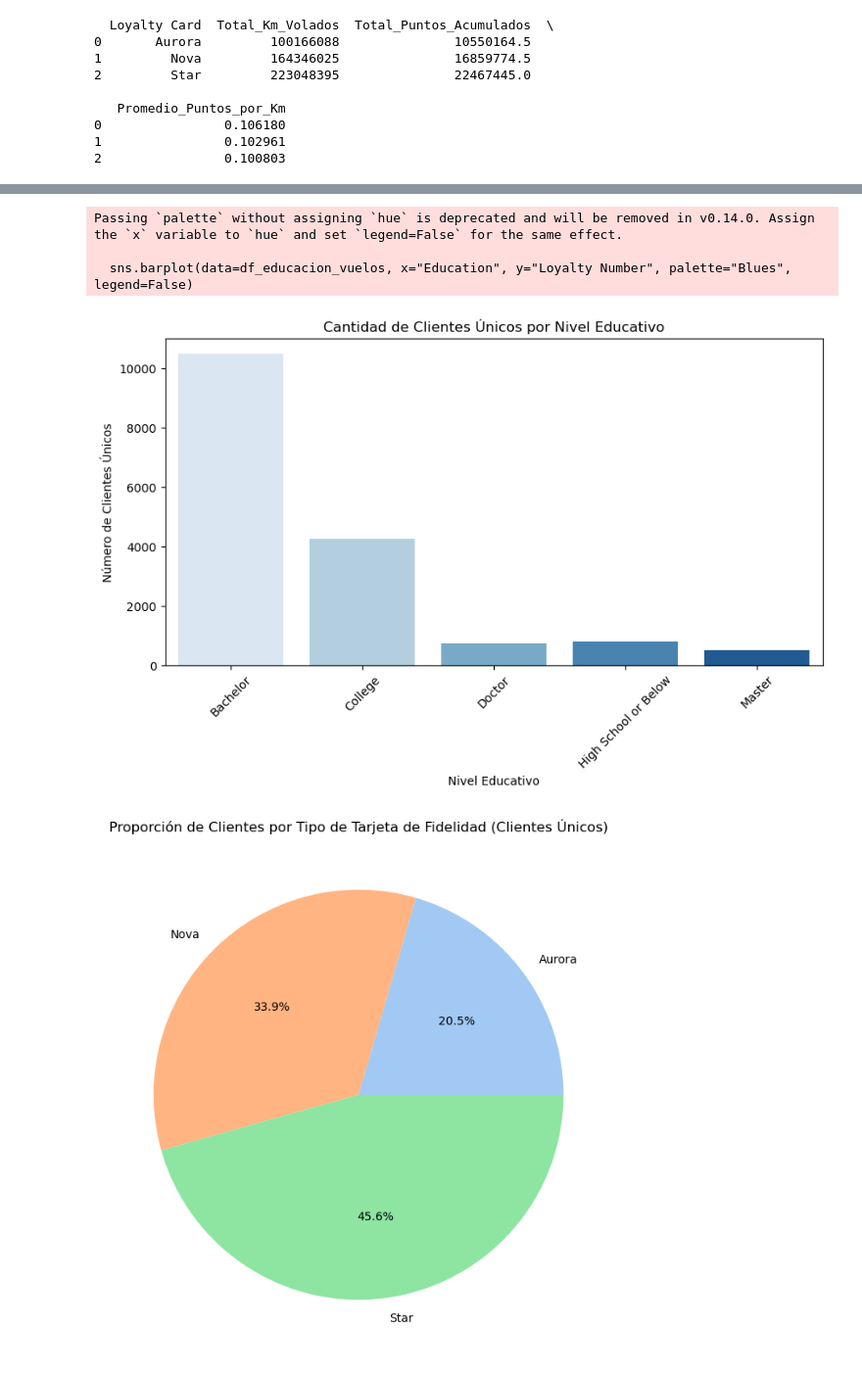
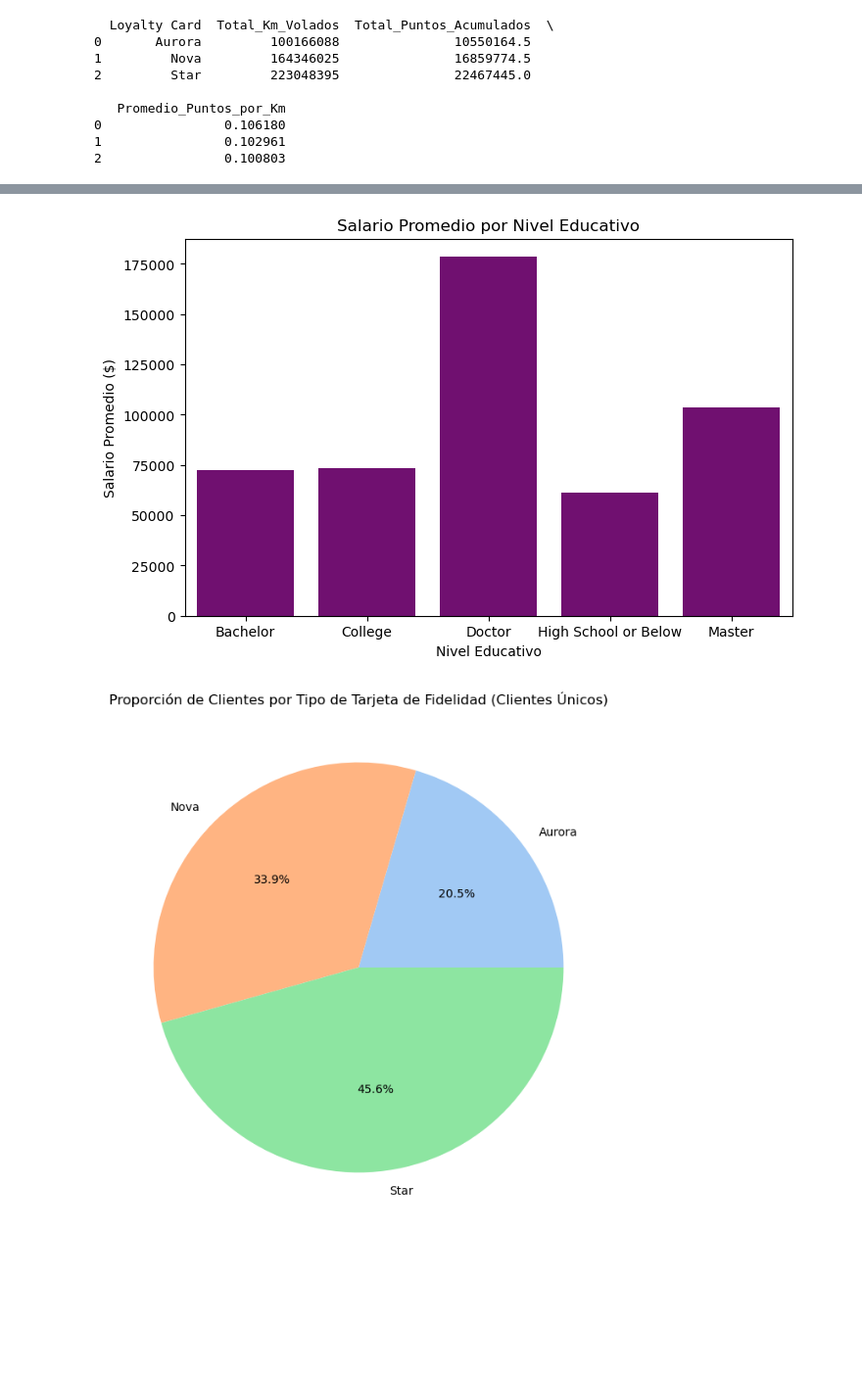
Before and after one commit to Adalab/bda-modulo-3-evaluacion-final-fatimagonzalezya, a Jupyter notebook: evaluacion-final-fatimagonzalezya.ipynb, the cells around one changed output, grey strips where cells are left out. Shown: that part at 98% size. Saved outputs shown, nothing was run; the diff lists cells and outputs as text; code cells hidden in the pictures; blank space fills up the shorter version.

```diff
--- a/evaluacion-final-fatimagonzalezya.ipynb
+++ b/evaluacion-final-fatimagonzalezya.ipynb
@@ -618,26 +621,22 @@ plt.show()
 # %%
 #  4. ¿Cómo se compara el salario promedio entre los diferentes niveles educativos de los clientes?
-# %%
-# Agrupamos valores único de loyalty number para no alterar resultados.
-
-df_educacion_vuelos = df_unido.groupby("Education")["Loyalty Number"].nunique().reset_index()
-
-plt.figure(figsize=(10, 5))
-sns.barplot(data=df_educacion_vuelos, x="Education", y="Loyalty Number", palette="Blues", legend=False)
-
-plt.title("Cantidad de Clientes Únicos por Nivel Educativo")
-plt.xlabel("Nivel Educativo")
-plt.ylabel("Número de Clientes Únicos")
-plt.xticks(rotation=45)
-plt.show()
-
-
-# La relación es lógica a mayor nivel educativo mayor salario, siendo cero el nivel estudiante.
-# %% [output]
-Passing `palette` without assigning `hue` is deprecated and will be removed in v0.14.0. Assign the `x` variable to `hue` and set `legend=False` for the same effect.
-
-  sns.barplot(data=df_educacion_vuelos, x="Education", y="Loyalty Number", palette="Blues", legend=False)
-[figure, removed]
+# %%
+# Creamos un dataframe que contenga el resultado del promedio del salario (agrupado por nivel de educacion)
+
+df_educacion_salario = df_unido.groupby("Education")["Salary"].mean().reset_index()
+
+plt.figure(figsize=(8, 5))
+sns.barplot(x="Education", y="Salary", data=df_educacion_salario, color="purple")
+plt.title("Salario Promedio por Nivel Educativo")
+plt.xlabel("Nivel Educativo")
+plt.ylabel("Salario Promedio ($)")
+plt.show()
+
+
+# La relación es lógica a mayor nivel educativo mayor salario, habiendo una gr.an diferencia entre los de arriba y los de abajo.
+# El programa de fidelización podría ajustarse para adaptarse mejor a cada segmento de clientes.
+# %% [output]
+[figure, added]
 # %%
 # 5. ¿Cuál es la proporción de clientes con diferentes tipos de tarjetas de fidelidad?
 # %%
```
Also changed, not shown: parts of 19 cells of this notebook.
